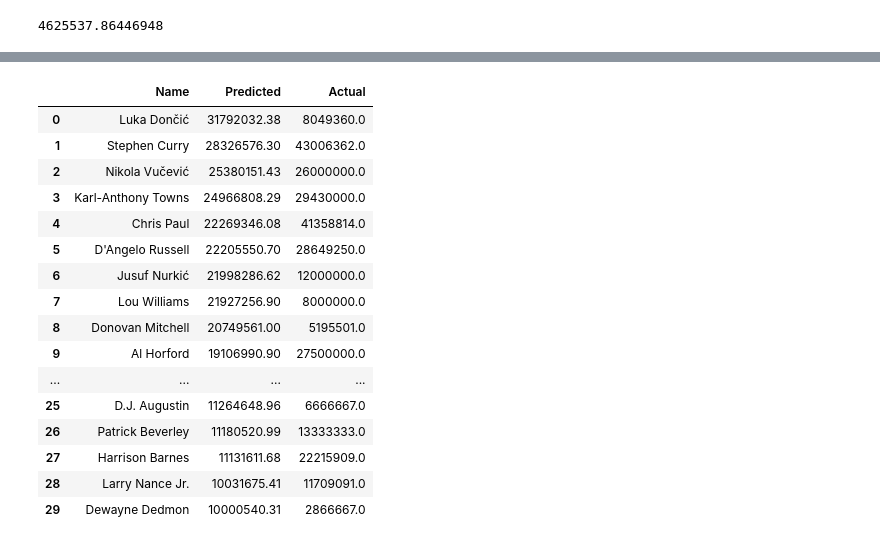
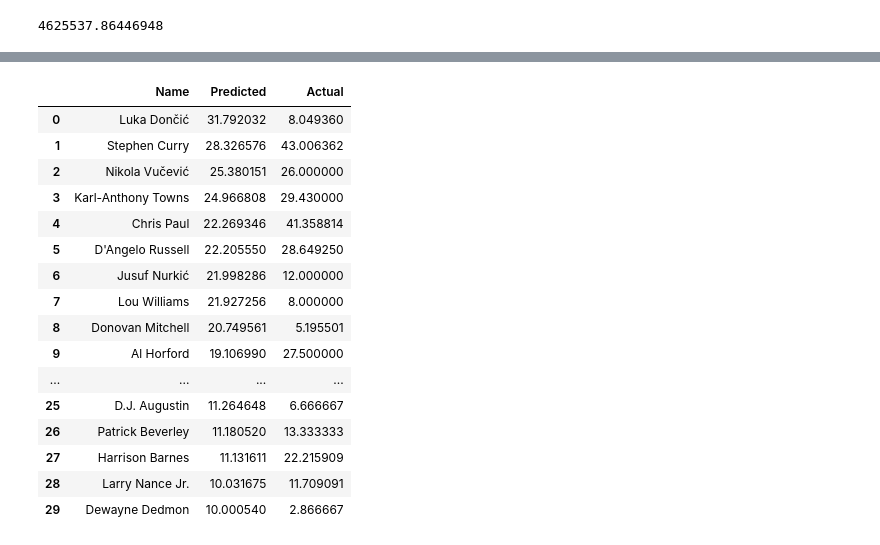
Before and after one commit to MatthewJin11/random_projects, a Jupyter notebook: NBA Salary Regression.ipynb, the cells around one changed output, grey strips where cells are left out. Cells and saved outputs as stored; diff of their text form; code cells hidden in the pictures.

```diff
--- a/NBA Salary Regression.ipynb
+++ b/NBA Salary Regression.ipynb
@@ -440,31 +444,35 @@ top_30_unseen = new_salary_predictions.argsort()[-30:][::-1] # top 30 unseen sal
 # %%
 # for salary in top_30_unseen:
 #     print(X_test.iloc[salary:salary+1].index.values[0],
 #           new_salary_predictions[salary], y_test[X_test.iloc[salary:salary+1].index.values[0]])
+
+# test set
 nba_list = []
 for salary in top_30_unseen:
     nba_list.append((X_test.iloc[salary:salary+1].index.values[0],
           new_salary_predictions[salary], y_test[X_test.iloc[salary:salary+1].index.values[0]]))
+
+df_unseen = pd.DataFrame(nba_list, columns =['Name', 'Predicted', 'Actual'])
+df_unseen['Predicted'] = df_unseen['Predicted'].astype(int)
+df_unseen['Predicted'] = df_unseen["Predicted"] / 1000000
+df_unseen['Actual'] = df_unseen["Actual"] / 1000000
+df_unseen
+# %% [output]
+|  | Name | Predicted | Actual |
+| 0 | Luka Dončić | 31.792032 | 8.049360 |
+| 1 | Stephen Curry | 28.326576 | 43.006362 |
+| 2 | Nikola Vučević | 25.380151 | 26.000000 |
+| 3 | Karl-Anthony Towns | 24.966808 | 29.430000 |
+| 4 | Chris Paul | 22.269346 | 41.358814 |
+| 5 | D'Angelo Russell | 22.205550 | 28.649250 |
+| 6 | Jusuf Nurkić | 21.998286 | 12.000000 |
+| 7 | Lou Williams | 21.927256 | 8.000000 |
+| 8 | Donovan Mitchell | 20.749561 | 5.195501 |
+| 9 | Al Horford | 19.106990 | 27.500000 |
+| ... | ... | ... | ... |
+| 25 | D.J. Augustin | 11.264648 | 6.666667 |
+| 26 | Patrick Beverley | 11.180520 | 13.333333 |
+| 27 | Harrison Barnes | 11.131611 | 22.215909 |
+| 28 | Larry Nance Jr. | 10.031675 | 11.709091 |
+| 29 | Dewayne Dedmon | 10.000540 | 2.866667 |
-# %%
-df_unseen = pd.DataFrame(nba_list, columns =['Name', 'Predicted', 'Actual'])
-df_unseen['Predicted'] = df_unseen['Predicted'].apply(lambda x: '{:.2f}'.format(x))
-df_unseen
-# %% [output]
-|  | Name | Predicted | Actual |
-| 0 | Luka Dončić | 31792032.38 | 8049360.0 |
-| 1 | Stephen Curry | 28326576.30 | 43006362.0 |
-| 2 | Nikola Vučević | 25380151.43 | 26000000.0 |
-| 3 | Karl-Anthony Towns | 24966808.29 | 29430000.0 |
-| 4 | Chris Paul | 22269346.08 | 41358814.0 |
-| 5 | D'Angelo Russell | 22205550.70 | 28649250.0 |
-| 6 | Jusuf Nurkić | 21998286.62 | 12000000.0 |
-| 7 | Lou Williams | 21927256.90 | 8000000.0 |
-| 8 | Donovan Mitchell | 20749561.00 | 5195501.0 |
-| 9 | Al Horford | 19106990.90 | 27500000.0 |
-| ... | ... | ... | ... |
-| 25 | D.J. Augustin | 11264648.96 | 6666667.0 |
-| 26 | Patrick Beverley | 11180520.99 | 13333333.0 |
-| 27 | Harrison Barnes | 11131611.68 | 22215909.0 |
-| 28 | Larry Nance Jr. | 10031675.41 | 11709091.0 |
-| 29 | Dewayne Dedmon | 10000540.31 | 2866667.0 |
 # %%
```
Also changed, not shown: parts of 3 cells of this notebook.
